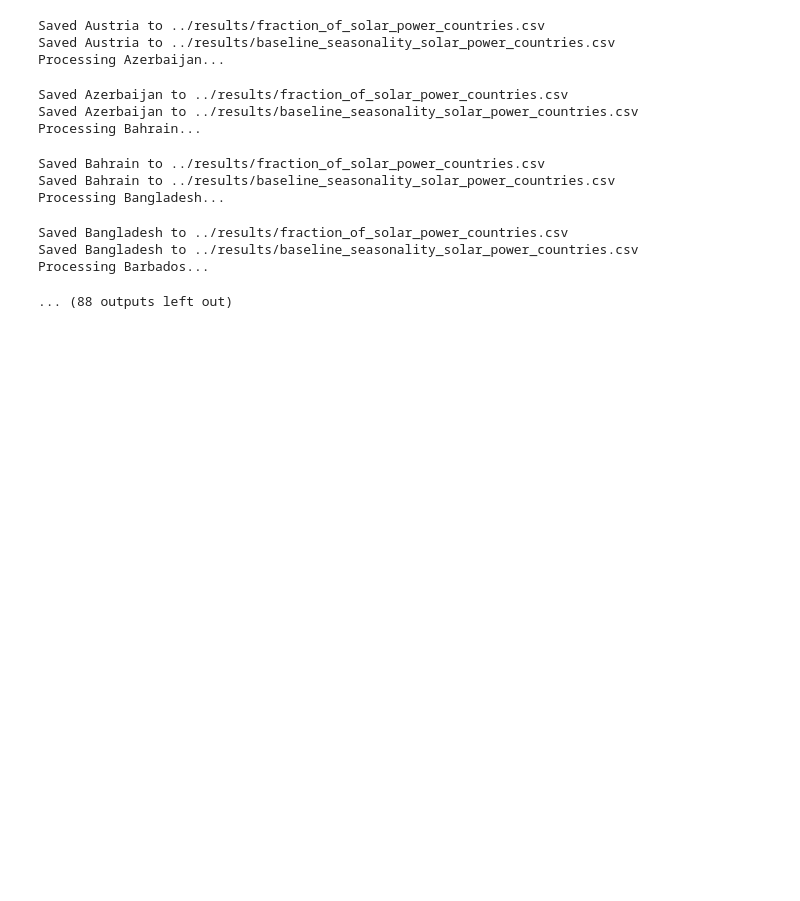
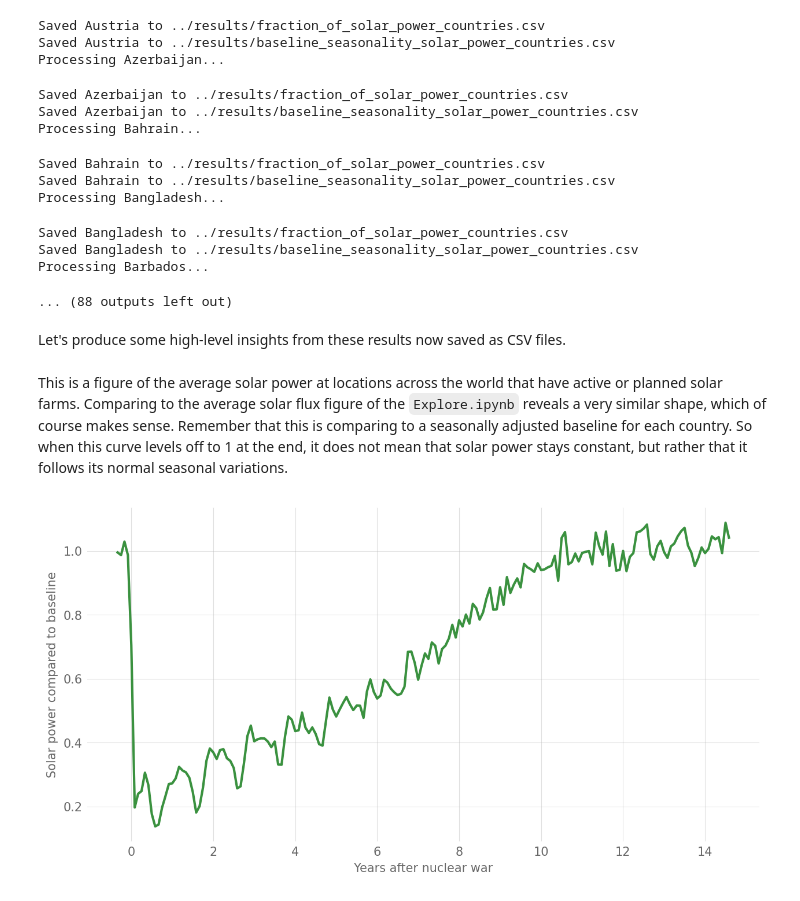
Before and after one commit to allfed/Renewables-Nuclear-Winter, a Jupyter notebook: scripts/Solar-Power.ipynb, the cells around one changed output. Drawn from its saved outputs; the diff is of its cells as text; code cells hidden in the pictures; blank space fills up the shorter version.

Commit message:
solar aggregated

```diff
--- a/scripts/Solar-Power.ipynb
+++ b/scripts/Solar-Power.ipynb
@@ -75,3 +78,13 @@ Saved Bangladesh to ../results/fraction_of_solar_power_countries.csv
 Saved Bangladesh to ../results/baseline_seasonality_solar_power_countries.csv
 Processing Barbados...
 ... (88 outputs left out)
+# %% [markdown]
+Let's produce some high-level insights from these results now saved as CSV files.
+# %% [markdown]
+This is a figure of the average solar power at locations across the world that have active or planned solar farms. Comparing to the average solar flux figure of the `Explore.ipynb` reveals a very similar shape, which of course makes sense. Remember that this is comparing to a seasonally adjusted baseline for each country. So when this curve levels off to 1 at the end, it does not mean that solar power stays constant, but rather that it follows its normal seasonal variations.
+# %%
+gem.postprocess_aggregate_countries_solar(
+    "../results/fraction_of_solar_power_countries.csv"
+)
+# %% [output]
+[figure, added]
```
Also changed, not shown: parts of 1 cell of this notebook, 2 other files.
